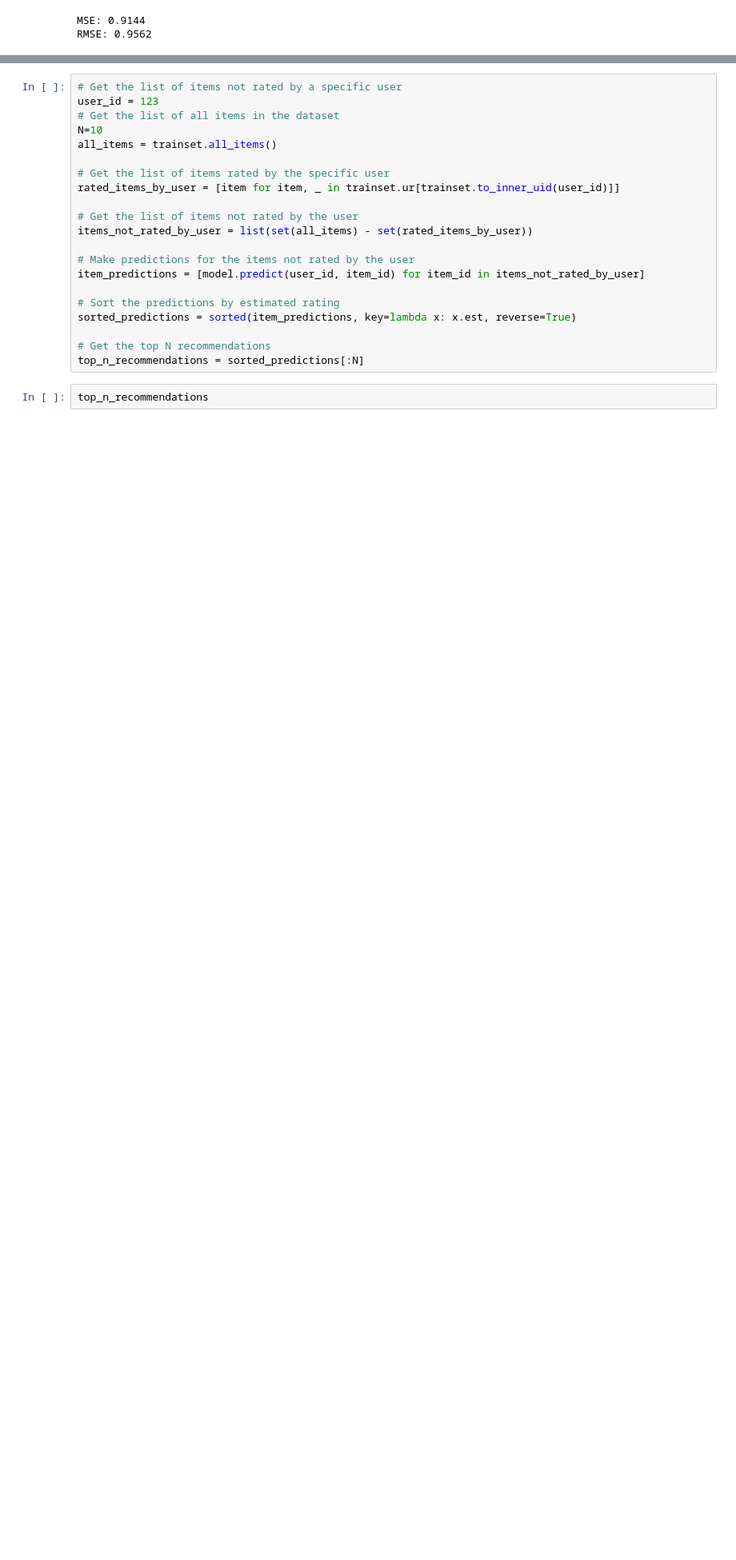
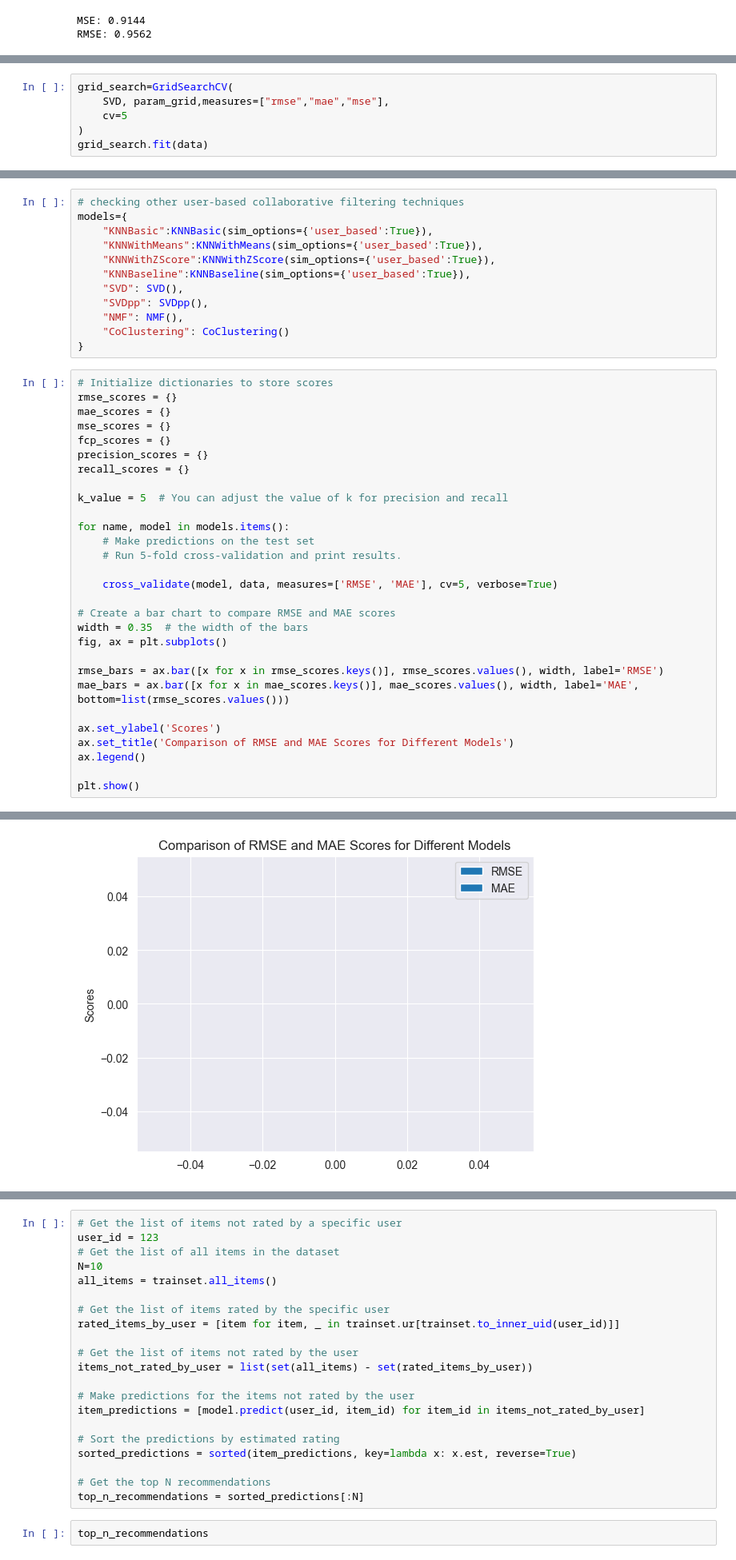
Before and after one commit to RoshanGurung123/Movie-Recommendation-System, a Jupyter notebook: movie_recommendation system.ipynb, the cells around one changed output, grey strips where cells are left out. Shown at 80% size. Cells and saved outputs as stored; diff of their text form; blank space fills up the shorter version.

```diff
--- a/movie_recommendation system.ipynb
+++ b/movie_recommendation system.ipynb
@@ -358,0 +439,6 @@ RMSE: 0.9562
+# %%
+grid_search=GridSearchCV(
+    SVD, param_grid,measures=["rmse","mae","mse"],
+    cv=5
+)
+grid_search.fit(data)
@@ -358,0 +455,42 @@ RMSE: 0.9562
+# %%
+# checking other user-based collaborative filtering techniques
+models={
+    "KNNBasic":KNNBasic(sim_options={'user_based':True}),
+    "KNNWithMeans":KNNWithMeans(sim_options={'user_based':True}),
+    "KNNWithZScore":KNNWithZScore(sim_options={'user_based':True}),
+    "KNNBaseline":KNNBaseline(sim_options={'user_based':True}),
+    "SVD": SVD(),
+    "SVDpp": SVDpp(),
+    "NMF": NMF(),
+    "CoClustering": CoClustering()
+}
+# %%
+# Initialize dictionaries to store scores
+rmse_scores = {}
+mae_scores = {}
+mse_scores = {}
+fcp_scores = {}
+precision_scores = {}
+recall_scores = {}
+
+k_value = 5  # You can adjust the value of k for precision and recall
+
+for name, model in models.items():
+    # Make predictions on the test set
+    # Run 5-fold cross-validation and print results.
+
+    cross_validate(model, data, measures=['RMSE', 'MAE'], cv=5, verbose=True)
+
+# Create a bar chart to compare RMSE and MAE scores
+width = 0.35  # the width of the bars
+fig, ax = plt.subplots()
+
+rmse_bars = ax.bar([x for x in rmse_scores.keys()], rmse_scores.values(), width, label='RMSE')
+mae_bars = ax.bar([x for x in mae_scores.keys()], mae_scores.values(), width, label='MAE', bottom=list(rmse_scores.values()))
+
+ax.set_ylabel('Scores')
+ax.set_title('Comparison of RMSE and MAE Scores for Different Models')
+ax.legend()
+
+plt.show()
+# %% [output]
@@ -358,0 +514 @@ RMSE: 0.9562
+[figure, added]
```
Also changed, not shown: parts of 39 cells of this notebook, 17 other files.
